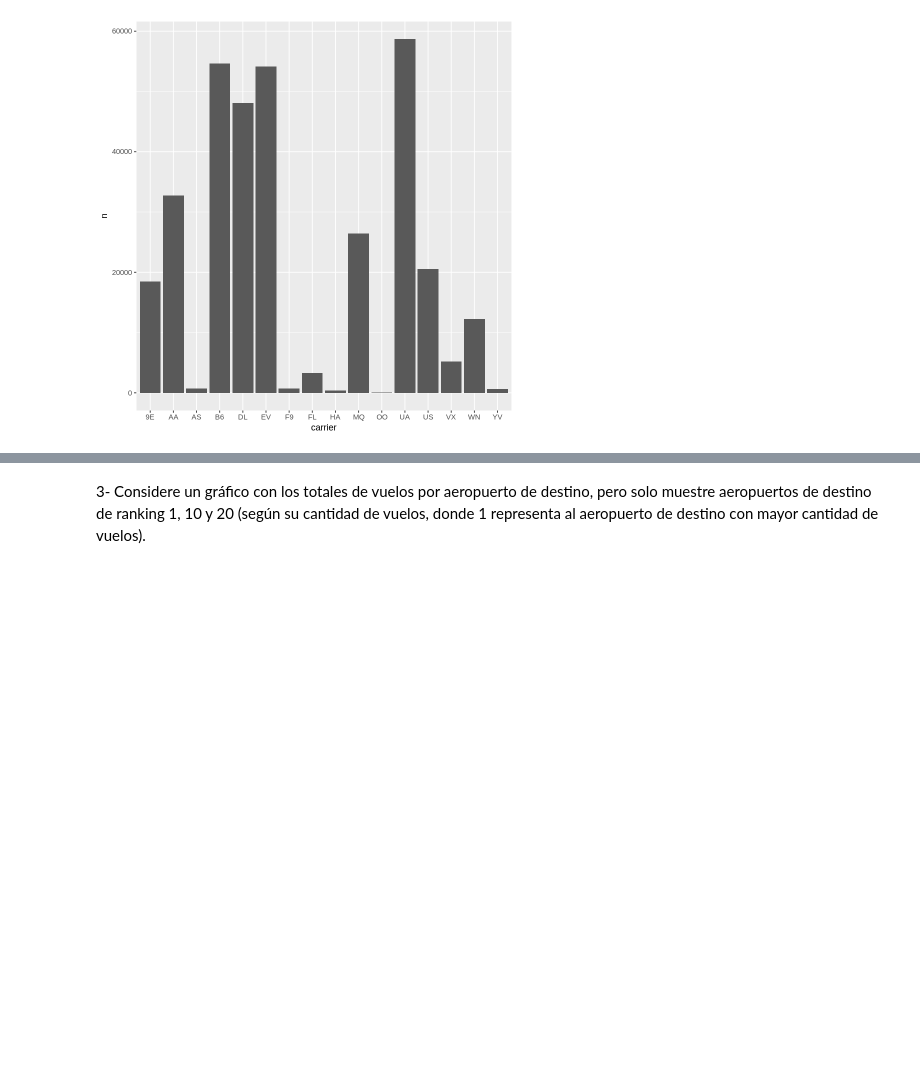
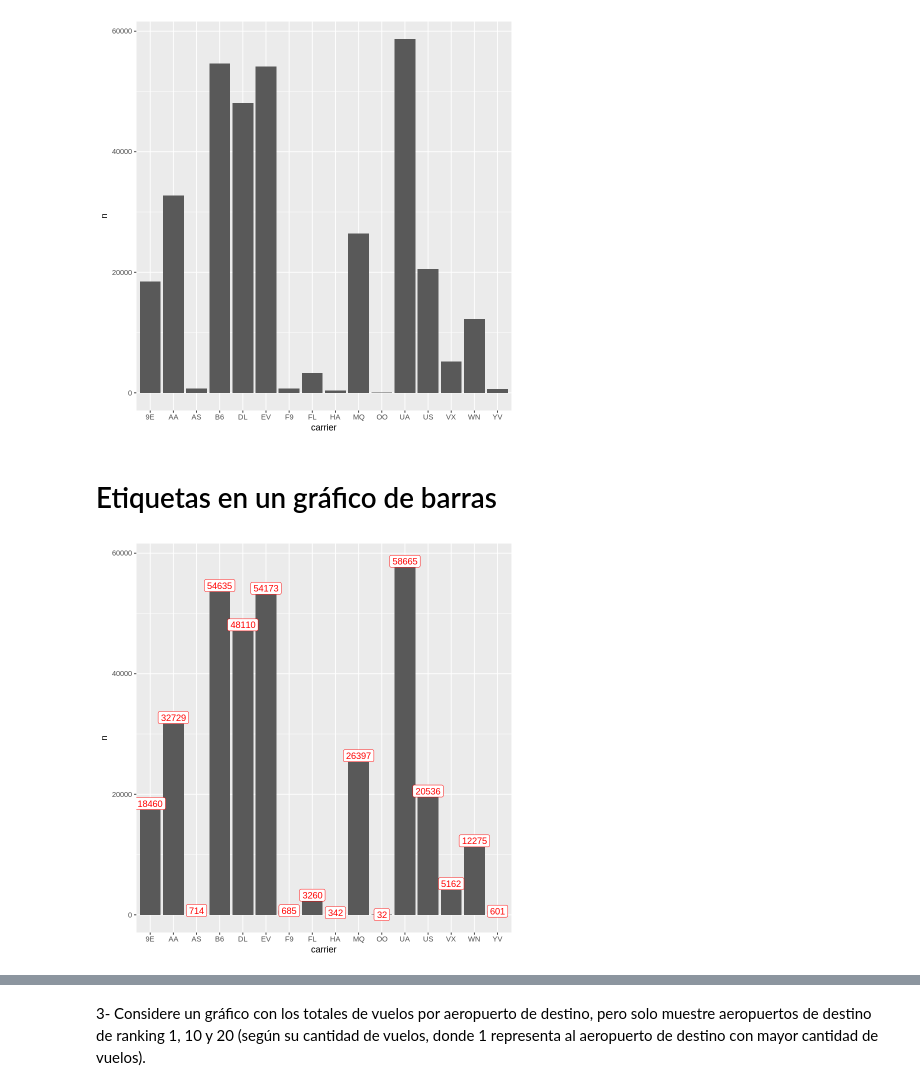
Before and after one commit to majorquev/DBDC_202409_Programacion_en_R_para_ciencia_de_datos, a Jupyter notebook: Clases/C5/00_Ejemplos_adicionales_ggplot2.ipynb, the cells around one changed output, grey strips where cells are left out. Cells and saved outputs as stored; diff of their text form; code cells hidden in the pictures; blank space fills up the shorter version.

```diff
--- a/Clases/C5/00_Ejemplos_adicionales_ggplot2.ipynb
+++ b/Clases/C5/00_Ejemplos_adicionales_ggplot2.ipynb
@@ -152,3 +142,14 @@ flights %>%
   geom_bar(stat = "identity")
 # %% [output]
 [figure]
+# %% [markdown]
+# Etiquetas en un gráfico de barras
+# %%
+flights %>%
+  count(carrier) %>%
+  ggplot() +
+  aes(x = carrier, y = n) +
+  geom_bar(stat = "identity") +
+  geom_label(aes(label = n), color = "red") # Recuerden que aquí vieron como añadir etiquetas en un grafico de barras.
+# %% [output]
+[figure, added]
```
Also changed, not shown: parts of 11 cells of this notebook.
